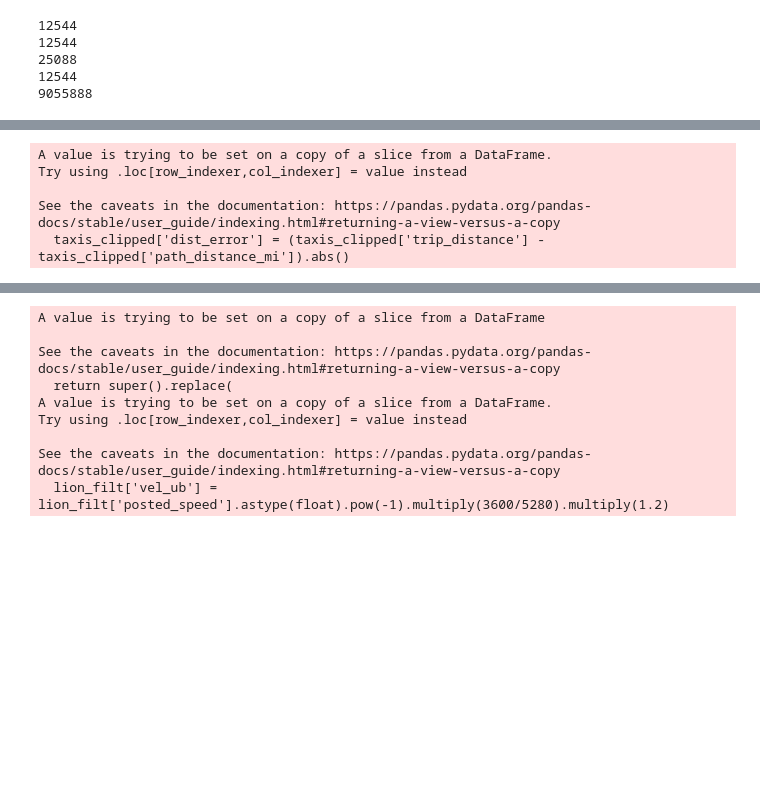
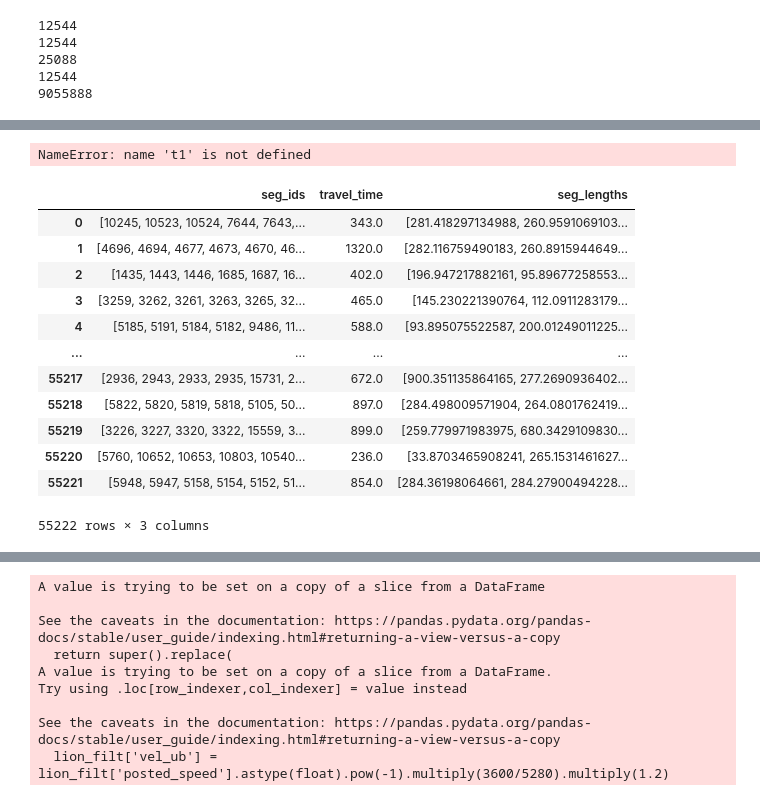
Before and after one commit to ttaylorok/nyc_taxis, a Jupyter notebook: create_network_man.ipynb, the cells around one changed output, grey strips where cells are left out. Drawn from its saved outputs; the diff is of its cells as text; code cells hidden in the pictures; blank space fills up the shorter version.

```diff
--- a/create_network_man.ipynb
+++ b/create_network_man.ipynb
@@ -491,35 +465,44 @@ See the caveats in the documentation: https://pandas.pydata.org/pandas-docs/stab
-# %%
-taxis_clipped.loc[:,'path'] = ''
-taxis_clipped.loc[:,'path_distance_mi'] = 0
-taxis_clipped.loc[:,'seg_ids'] = ''
-taxis_clipped.loc[:,'seg_lengths'] = ''
-taxis_clipped.loc[:,'path_shape'] = ''
-taxis_clipped.loc[:,'rw_types'] = ''
-
-trip_idx = taxis_clipped.index
-
-for i in trip_idx:
-    start_node = taxis_clipped.loc[i,'nn_pickup']
-    end_node = taxis_clipped.loc[i,'nn_dropoff']
-    try:
-        path = paths_all[start_node][end_node]
-        taxis_clipped.at[i, 'path'] = path
-        seg_ids, seg_lengths, path_shape, rw_types = getPathData(path)
-        taxis_clipped.loc[i, 'path_distance_mi'] = np.array(seg_lengths).sum()/5280
-        taxis_clipped.at[i,'seg_lengths'] = seg_lengths
-        taxis_clipped.at[i, 'seg_ids'] = seg_ids
-        taxis_clipped.at[i, 'path_shape'] = path_shape
-        taxis_clipped.at[i, 'rw_types'] = rw_types
-    except:
-        # no possible path
-        taxis_clipped.loc[i, 'path_distance_mi'] = -1
-
-
-taxis_clipped['dist_error'] = (taxis_clipped['trip_distance'] - taxis_clipped['path_distance_mi']).abs()
-# %% [output]
-A value is trying to be set on a copy of a slice from a DataFrame.
-Try using .loc[row_indexer,col_indexer] = value instead
-
-See the caveats in the documentation: https://pandas.pydata.org/pandas-docs/stable/user_guide/indexing.html#returning-a-view-versus-a-copy
-  taxis_clipped['dist_error'] = (taxis_clipped['trip_distance'] - taxis_clipped['path_distance_mi']).abs()
+# %%
+# for 100000 rows: *68000 rows
+# with sql 744 seconds
+# without sql 688 seconds
+# paths along is about 105 seconds
+# for 1000 rows;
+# all: 61, path only: 10, path + seg lookup: 33
+total = t1-t0
+total
+# %% [output]
+NameError: name 't1' is not defined
+# %%
+taxi_filt_query = '''SELECT seg_ids, travel_time, seg_lengths
+FROM paths
+WHERE total_length != -1
+AND avg_vel_mph > 2
+AND avg_vel_mph < 60
+AND dist_to_nn_dropoff < 400
+AND dist_to_nn_pickup < 400
+AND total_length < 100000
+AND total_length > 2500
+AND rw_start = 1
+AND rw_end = 1
+AND ABS(total_length - recorded_dist) < 2500
+'''
+
+taxis_filt = pd.read_sql(taxi_filt_query, engine)
+# %%
+taxis_filt
+# %% [output]
+|  | seg_ids | travel_time | seg_lengths |
+| 0 | [10245, 10523, 10524, 7644, 7643,... | 343.0 | [281.418297134988, 260.9591069103... |
+| 1 | [4696, 4694, 4677, 4673, 4670, 46... | 1320.0 | [282.116759490183, 260.8915944649... |
+| 2 | [1435, 1443, 1446, 1685, 1687, 16... | 402.0 | [196.947217882161, 95.89677258553... |
+| 3 | [3259, 3262, 3261, 3263, 3265, 32... | 465.0 | [145.230221390764, 112.0911283179... |
+| 4 | [5185, 5191, 5184, 5182, 9486, 11... | 588.0 | [93.895075522587, 200.01249011225... |
+| ... | ... | ... | ... |
+| 55217 | [2936, 2943, 2933, 2935, 15731, 2... | 672.0 | [900.351135864165, 277.2690936402... |
+| 55218 | [5822, 5820, 5819, 5818, 5105, 50... | 897.0 | [284.498009571904, 264.0801762419... |
+| 55219 | [3226, 3227, 3320, 3322, 15559, 3... | 899.0 | [259.779971983975, 680.3429109830... |
+| 55220 | [5760, 10652, 10653, 10803, 10540... | 236.0 | [33.8703465908241, 265.1531461627... |
+| 55221 | [5948, 5947, 5158, 5154, 5152, 51... | 854.0 | [284.36198064661, 284.27900494228... |
+55222 rows × 3 columns
 # %%
```
Also changed, not shown: parts of 34 cells of this notebook.
